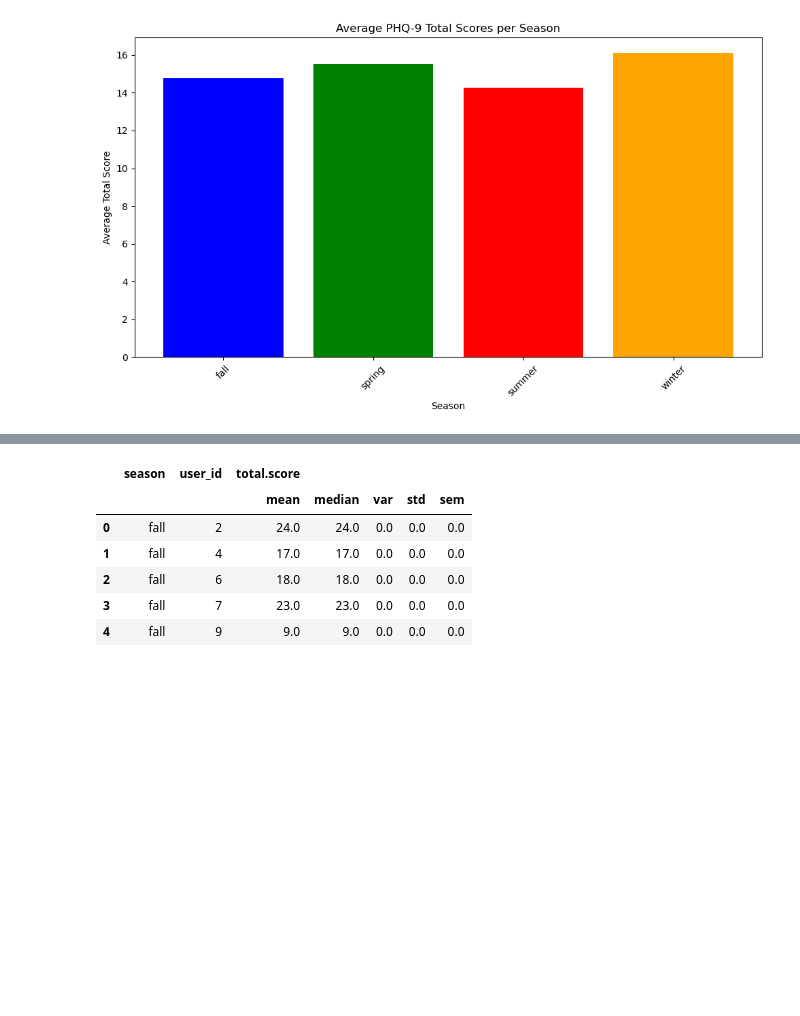
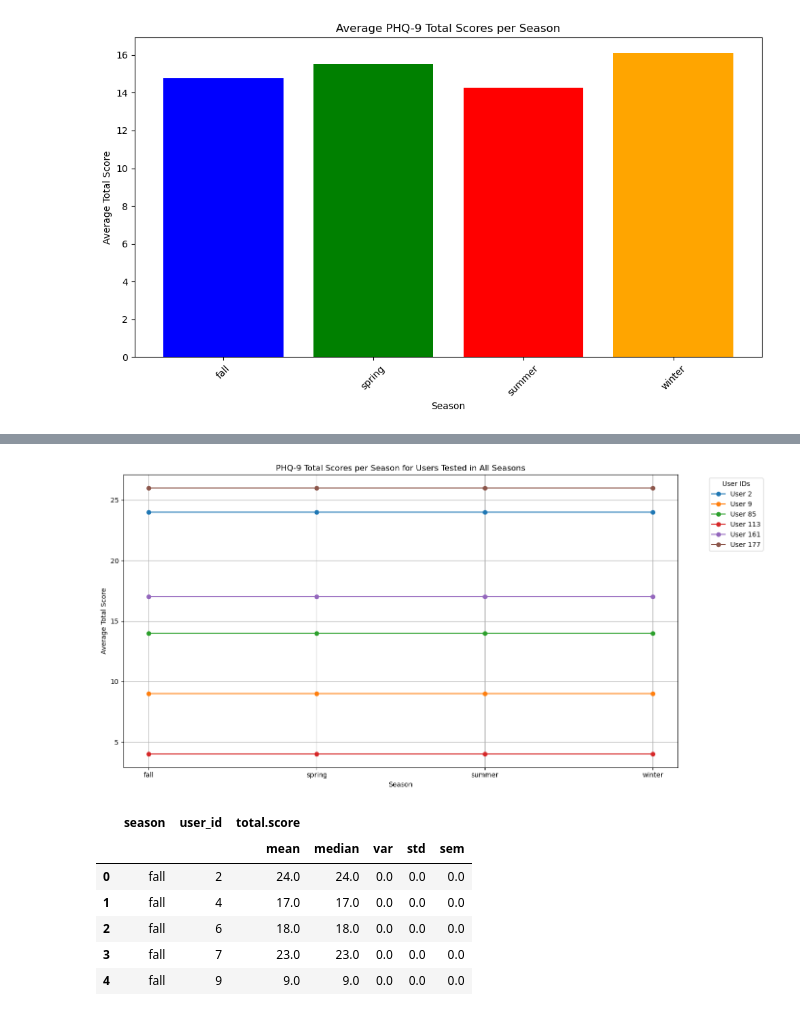
Before and after one commit to meera-patel01/PHQ-9-ANALYSIS, a Jupyter notebook: PHQ-9 ANALYSIS.ipynb, the cells around one changed output, grey strips where cells are left out. Drawn from its saved outputs; the diff is of its cells as text; code cells hidden in the pictures; blank space fills up the shorter version.

```diff
--- a/PHQ-9 ANALYSIS.ipynb
+++ b/PHQ-9 ANALYSIS.ipynb
@@ -103,3 +120,28 @@ plt.show()
+# %%
+# Filter the DataFrame to include only users who have taken the test in all four seasons
+users_all_seasons = total_scores_df.groupby('user_id').filter(lambda x: x['season'].nunique() == 4)
+
+# Group the data by user_id and season and calculate the mean total score for each group
+user_season_scores = users_all_seasons.groupby(['user_id', 'season'])['total.score'].mean().unstack()
+
+# Plotting the line graph
+plt.figure(figsize=(14, 7))
+
+# Plotting a line for each user
+for user_id in user_season_scores.index:
+    plt.plot(user_season_scores.columns, user_season_scores.loc[user_id], marker='o', label=f'User {user_id}')
+
+plt.title('PHQ-9 Total Scores per Season for Users Tested in All Seasons')
+plt.xlabel('Season')
+plt.ylabel('Average Total Score')
+plt.legend(title='User IDs', bbox_to_anchor=(1.05, 1), loc='upper left')  # Place the legend outside of the plot
+plt.grid(True)
+plt.tight_layout()  # Adjust the layout to fit the figure neatly
+
+# Show the plot
+plt.show()
+# %% [output]
+[figure, added]
 # %%
 #statistics grouped by season then user
 agg_df = total_scores_df.groupby(['season', 'user_id'])[['total.score']].agg(['mean', 'median', 'var', 'std', 'sem']).reset_index().rename(columns={0:'n'})
```
Also changed, not shown: parts of 1 cell of this notebook.
